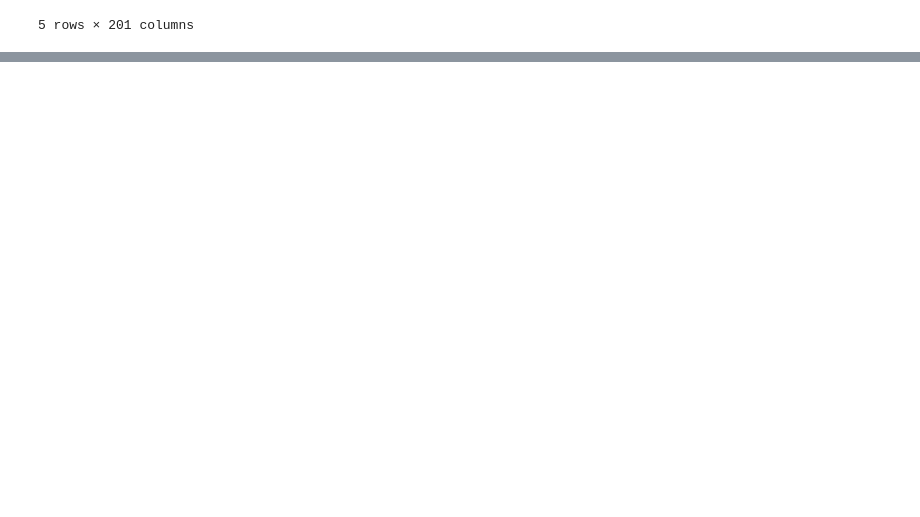
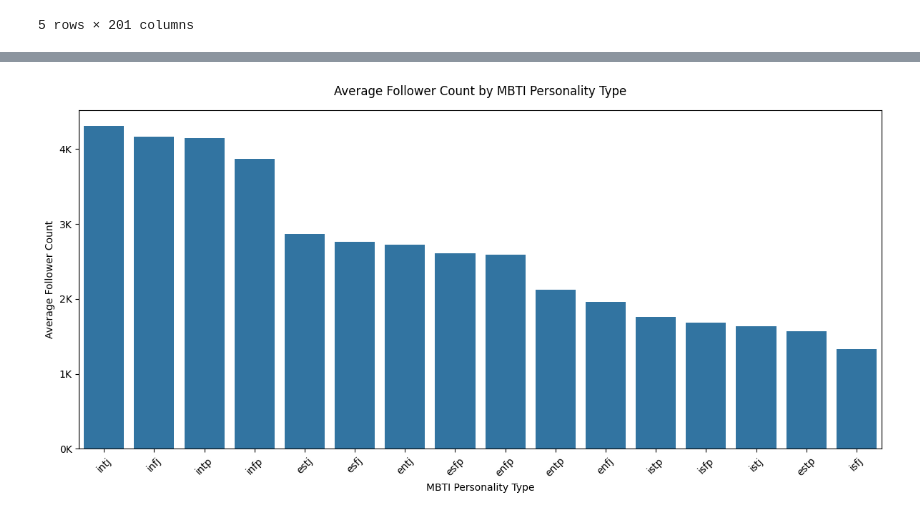
Before and after one commit to finnila/twitter-personality-model, a Jupyter notebook: twitter_personality.ipynb, the cells around one changed output, grey strips where cells are left out. Saved outputs shown, nothing was run; the diff lists cells and outputs as text; code cells hidden in the pictures; blank space fills up the shorter version.

```diff
--- a/twitter_personality.ipynb
+++ b/twitter_personality.ipynb
@@ -43,0 +51,3 @@ cleaned_df = user_tweets[cleaned_columns]
+# %%
+mbti = pd.read_csv("mbti_labels.csv")
+mbti.head()
@@ -53,0 +127,12 @@ cleaned_df.head()
+# %%
+cleaned_df = cleaned_df[cleaned_df['id'].astype(str).str.match('^\d+$')]
+cleaned_df['id'] = cleaned_df['id'].astype('int64')
+# %%
+# Drop non-essential columns and convert verified to numeric
+user_info_cleaned = user_info.drop(columns=[
+    'id_str', 'name', 'screen_name', 'location', 'description'
+])
+
+# Convert verified column to numeric (True -> 1, False -> 0)
+user_info_cleaned['verified'] = user_info_cleaned['verified'].astype(int)
+user_info_cleaned.head()
@@ -53,0 +147,6 @@ cleaned_df.head()
+# %%
+# Merge user info with cleaned tweets and mbti labels
+combined_df = pd.merge(user_info_cleaned, cleaned_df, on='id')
+combined_df = pd.merge(combined_df, mbti, on='id')
+
+combined_df.head()
@@ -53,0 +231,26 @@ cleaned_df.head()
+# %%
+# Create a simple bar plot
+plt.figure(figsize=(12, 6))
+
+# Calculate mean followers for each personality type and sort from highest to lowest
+avg_followers = combined_df.groupby('mbti_personality')['followers_count'].mean().sort_values(ascending=False)
+
+# Create the bar plot
+sns.barplot(x=avg_followers.index, y=avg_followers.values)
+
+# Customize the plot
+plt.title('Average Follower Count by MBTI Personality Type', fontsize=12, pad=15)
+plt.xlabel('MBTI Personality Type', fontsize=10)
+plt.ylabel('Average Follower Count', fontsize=10)
+plt.xticks(rotation=45)
+
+# Format y-axis to show numbers in thousands
+def format_func(value, tick_number):
+    return f'{value/1000:.0f}K'
+
+plt.gca().yaxis.set_major_formatter(plt.FuncFormatter(format_func))
+
+plt.tight_layout()
+plt.show()
+# %% [output]
+[figure, added]
```
Also changed, not shown: parts of 28 cells of this notebook, 1 other file.
